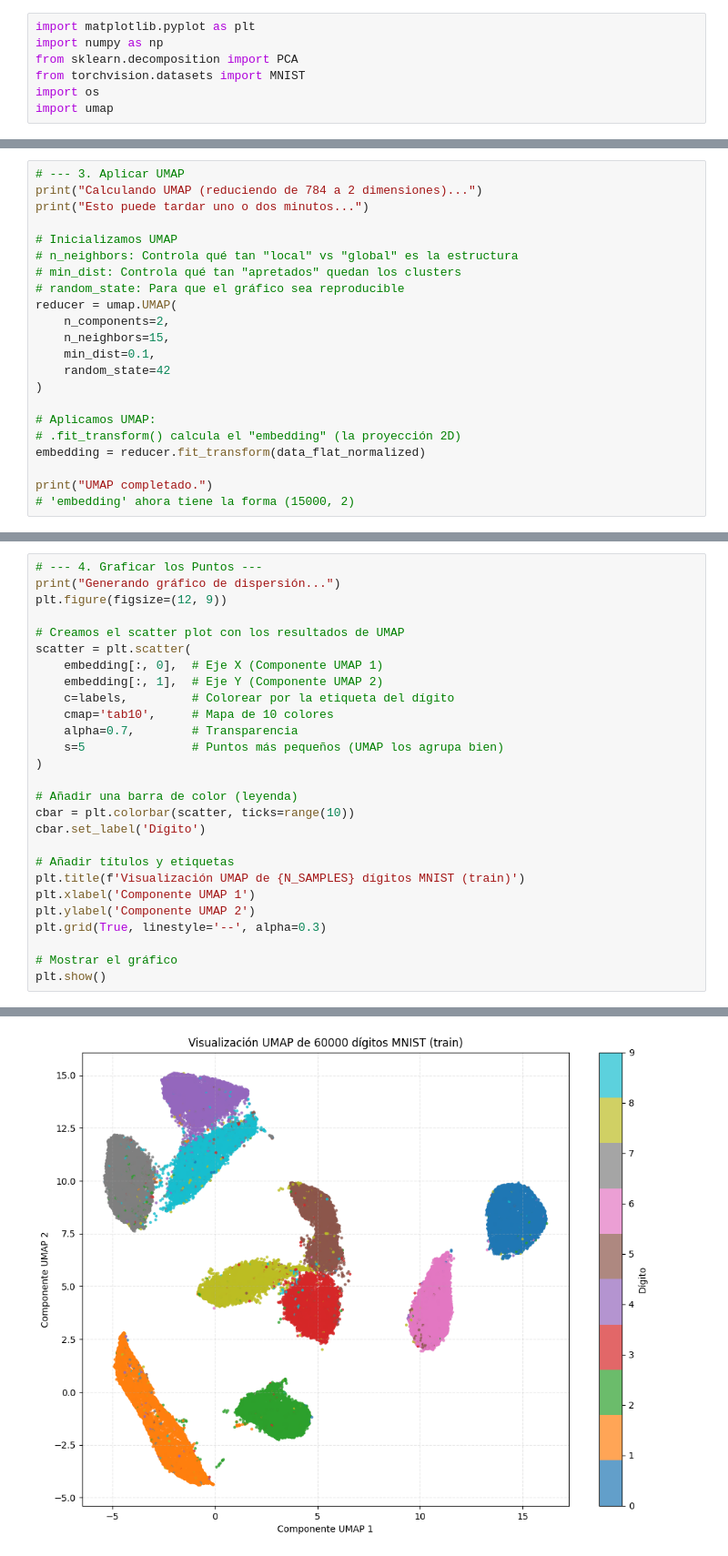
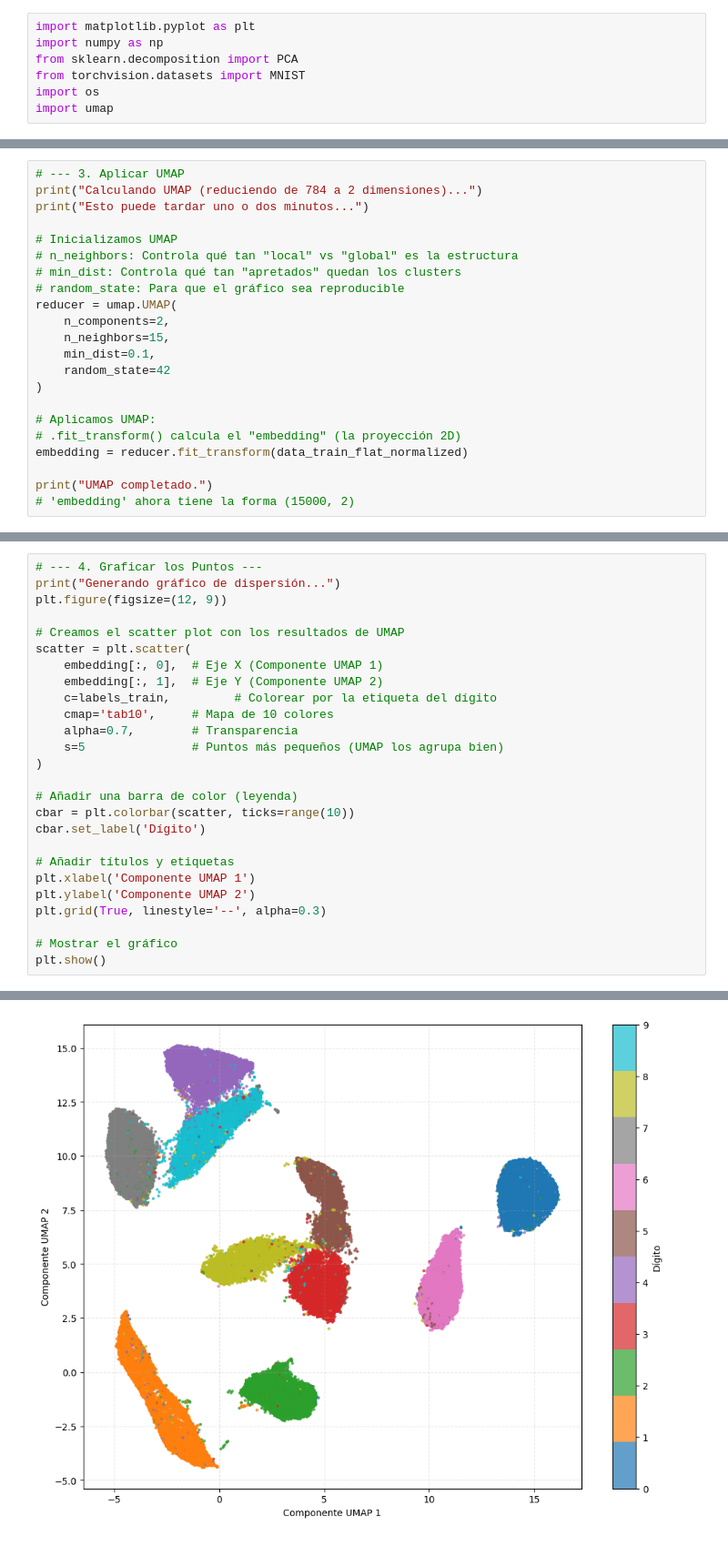
Before and after one commit to sbstnvsqz0/Proyecto-EL7024, a Jupyter notebook: notebooks/pca_umap.ipynb, the cells around one changed output, grey strips where cells are left out. Shown at 91% size. Saved outputs shown, nothing was run; the diff lists cells and outputs as text.

```diff
--- a/notebooks/pca.ipynb
+++ b/notebooks/pca_umap.ipynb
@@ -102,7 +112,7 @@ reducer = umap.UMAP(
 
 # Aplicamos UMAP:
 # .fit_transform() calcula el "embedding" (la proyección 2D)
-embedding = reducer.fit_transform(data_flat_normalized)
+embedding = reducer.fit_transform(data_train_flat_normalized)
 
 print("UMAP completado.")
 # 'embedding' ahora tiene la forma (15000, 2)
@@ -109,30 +123,29 @@ print("UMAP completado.")
 # %%
 # --- 4. Graficar los Puntos ---
 print("Generando gráfico de dispersión...")
 plt.figure(figsize=(12, 9))
 
 # Creamos el scatter plot con los resultados de UMAP
 scatter = plt.scatter(
     embedding[:, 0],  # Eje X (Componente UMAP 1)
     embedding[:, 1],  # Eje Y (Componente UMAP 2)
-    c=labels,         # Colorear por la etiqueta del dígito
+    c=labels_train,         # Colorear por la etiqueta del dígito
     cmap='tab10',     # Mapa de 10 colores
     alpha=0.7,        # Transparencia
     s=5               # Puntos más pequeños (UMAP los agrupa bien)
 )
 
 # Añadir una barra de color (leyenda)
 cbar = plt.colorbar(scatter, ticks=range(10))
 cbar.set_label('Dígito')
 
 # Añadir títulos y etiquetas
-plt.title(f'Visualización UMAP de {N_SAMPLES} dígitos MNIST (train)')
 plt.xlabel('Componente UMAP 1')
 plt.ylabel('Componente UMAP 2')
 plt.grid(True, linestyle='--', alpha=0.3)
 
 # Mostrar el gráfico
 plt.show()
 # %% [output]
 Generando gráfico de dispersión...
-[figure, old version]
+[figure, new version]
```
Also changed, not shown: parts of 5 cells of this notebook, 25 other files.
